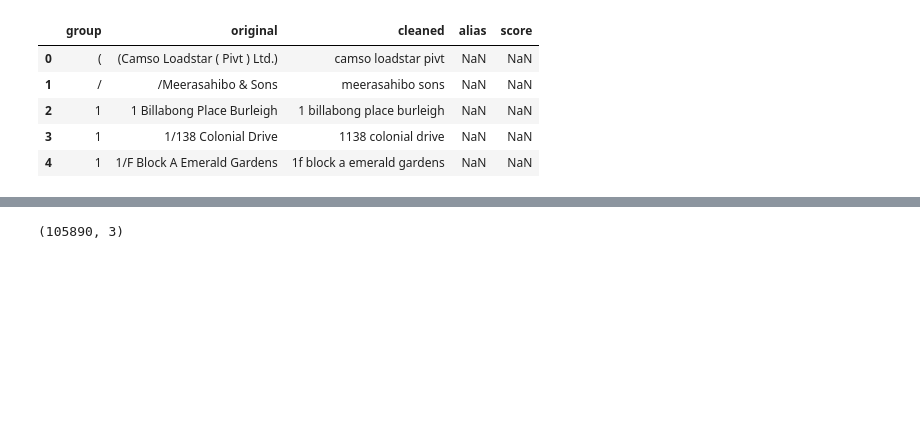
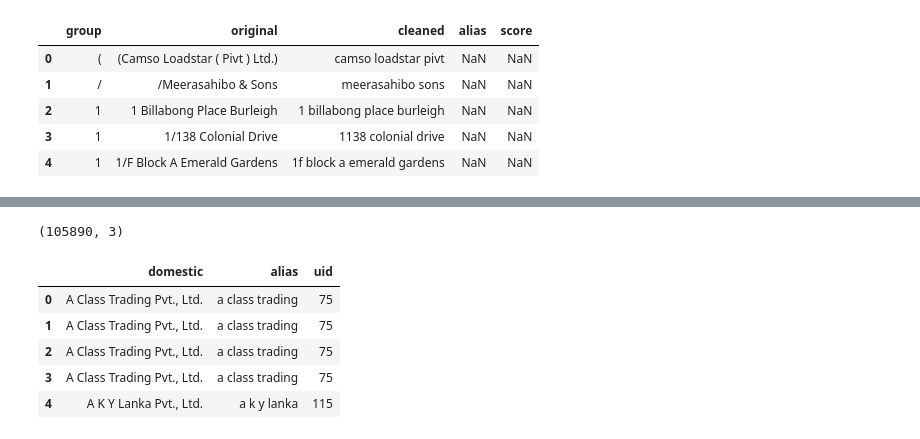
Before and after one commit to jessicajysong/company_name, a Jupyter notebook: test_run.ipynb, the cells around one changed output, grey strips where cells are left out. Saved outputs shown, nothing was run; the diff lists cells and outputs as text; code cells hidden in the pictures; blank space fills up the shorter version.

```diff
--- a/test_run.ipynb
+++ b/test_run.ipynb
@@ -137,16 +146,25 @@ df_match = df_match.assign(uid=(df_match['alias'].astype('category').cat.codes))
 # %%
 '''
 Merging the original dataset with the matched name dataset
 
 '''
 
 # Change the 'original' column name to 'domestic' to match with the original dataset
 df_match['domestic'] = df_match['original']
 
 # Merge two datasets
 df_final = pd.merge(df['domestic'], df_match[['domestic', 'alias', 'uid']], on='domestic')
 
 # Checking the number of rows and cols
 print(df_final.shape) #(105890, 3)
+
+# Preview the dataset
+df_final.head()
 # %% [output]
 (105890, 3)
+|  | domestic | alias | uid |
+| 0 | A Class Trading Pvt., Ltd. | a class trading | 75 |
+| 1 | A Class Trading Pvt., Ltd. | a class trading | 75 |
+| 2 | A Class Trading Pvt., Ltd. | a class trading | 75 |
+| 3 | A Class Trading Pvt., Ltd. | a class trading | 75 |
+| 4 | A K Y Lanka Pvt., Ltd. | a k y lanka | 115 |
```
Also changed, not shown: parts of 4 cells of this notebook.
